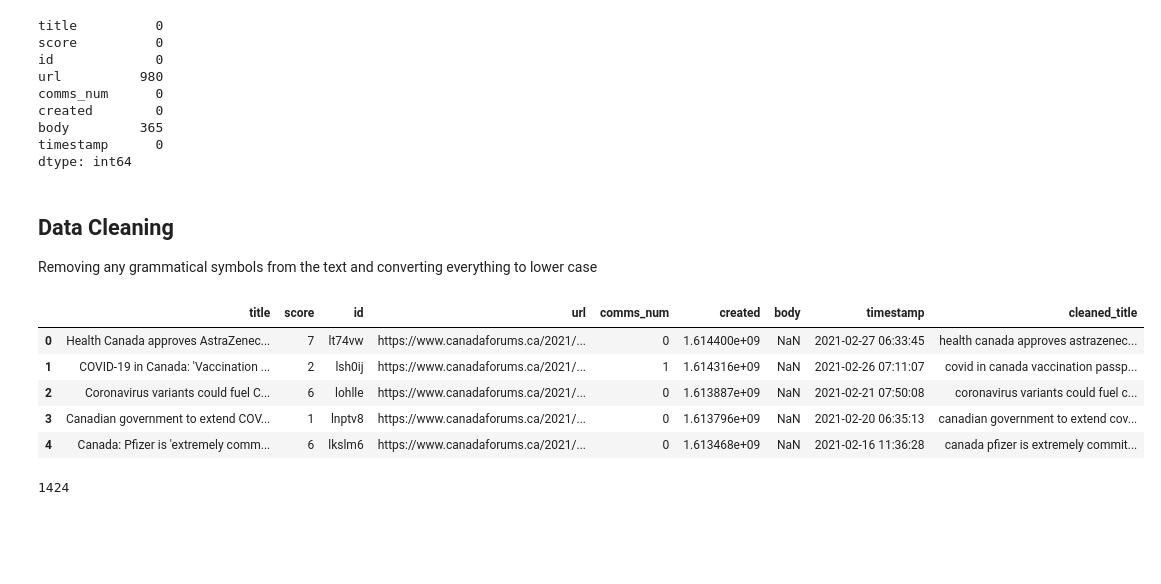
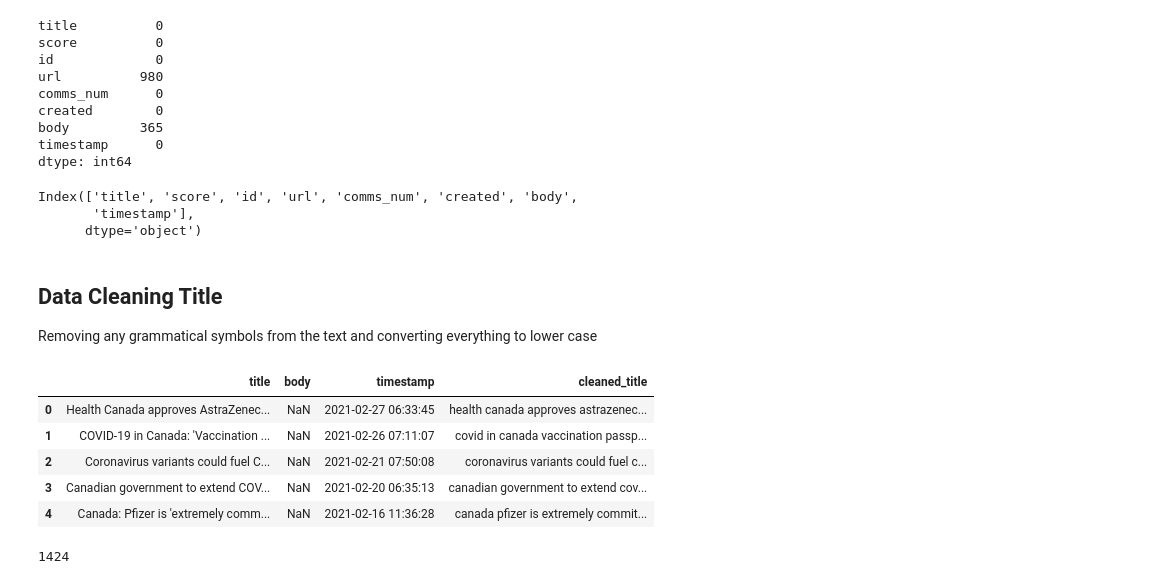
Before and after one commit to Yeshi341/reddit_vacccine_myths, a Jupyter notebook: data-load-and-clean.ipynb, the cells around one changed output. Saved outputs shown, nothing was run; the diff lists cells and outputs as text; code cells hidden in the pictures; blank space fills up the shorter version.

Commit message:
cleaned post title

```diff
--- a/data-load-and-eda.ipynb
+++ b/data-load-and-clean.ipynb
@@ -59,4 +82,13 @@ import string
+# %%
+df.columns
+# %% [output]
+Index(['title', 'score', 'id', 'url', 'comms_num', 'created', 'body',
+       'timestamp'],
+      dtype='object')
+# %%
+columns_to_drop = ['score', 'id', 'url', 'comms_num', 'created']
+df.drop(labels = columns_to_drop, axis = 1, inplace=True)
 # %% [markdown]
-## Data Cleaning
+## Data Cleaning Title
 
 Removing any grammatical symbols from the text and converting everything to lower case
@@ -92,13 +95,13 @@ def clean_data(text):
 # %%
-df['cleaned_title'] = df['title'].apply(lambda x: clean_data(x))
+df['cleaned_title'] = df['title'].apply(lambda x: nb_module.clean_data(x))
 df.head()
 # %% [output]
-|  | title | score | id | url | comms_num | created | body | timestamp | cleaned_title |
-| 0 | Health Canada approves AstraZenec... | 7 | lt74vw | https://www.canadaforums.ca/2021/... | 0 | 1.614400e+09 | NaN | 2021-02-27 06:33:45 | health canada approves astrazenec... |
-| 1 | COVID-19 in Canada: 'Vaccination ... | 2 | lsh0ij | https://www.canadaforums.ca/2021/... | 1 | 1.614316e+09 | NaN | 2021-02-26 07:11:07 | covid in canada vaccination passp... |
-| 2 | Coronavirus variants could fuel C... | 6 | lohlle | https://www.canadaforums.ca/2021/... | 0 | 1.613887e+09 | NaN | 2021-02-21 07:50:08 | coronavirus variants could fuel c... |
-| 3 | Canadian government to extend COV... | 1 | lnptv8 | https://www.canadaforums.ca/2021/... | 0 | 1.613796e+09 | NaN | 2021-02-20 06:35:13 | canadian government to extend cov... |
-| 4 | Canada: Pfizer is 'extremely comm... | 6 | lkslm6 | https://www.canadaforums.ca/2021/... | 0 | 1.613468e+09 | NaN | 2021-02-16 11:36:28 | canada pfizer is extremely commit... |
+|  | title | body | timestamp | cleaned_title |
+| 0 | Health Canada approves AstraZenec... | NaN | 2021-02-27 06:33:45 | health canada approves astrazenec... |
+| 1 | COVID-19 in Canada: 'Vaccination ... | NaN | 2021-02-26 07:11:07 | covid in canada vaccination passp... |
+| 2 | Coronavirus variants could fuel C... | NaN | 2021-02-21 07:50:08 | coronavirus variants could fuel c... |
+| 3 | Canadian government to extend COV... | NaN | 2021-02-20 06:35:13 | canadian government to extend cov... |
+| 4 | Canada: Pfizer is 'extremely comm... | NaN | 2021-02-16 11:36:28 | canada pfizer is extremely commit... |
 # %%
 len(df)
 # %% [output]
```
Also changed, not shown: parts of 21 cells of this notebook, 4 other files.
